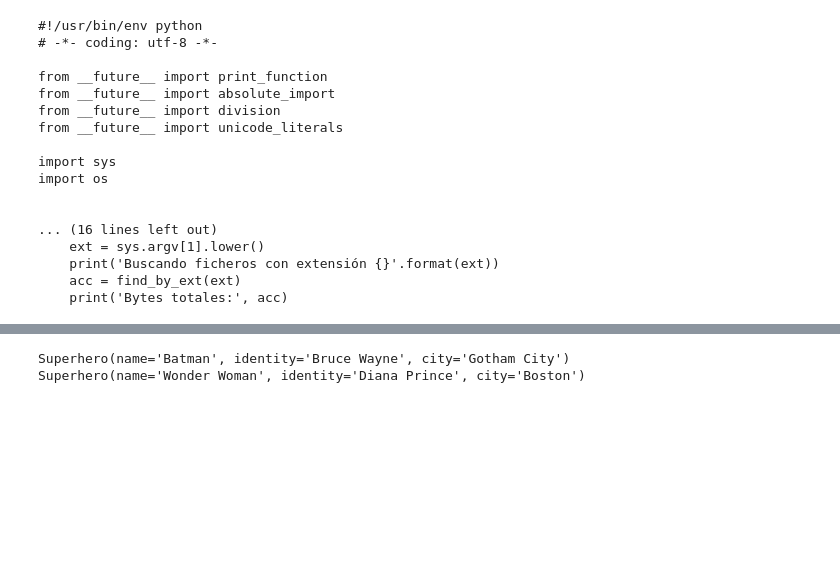
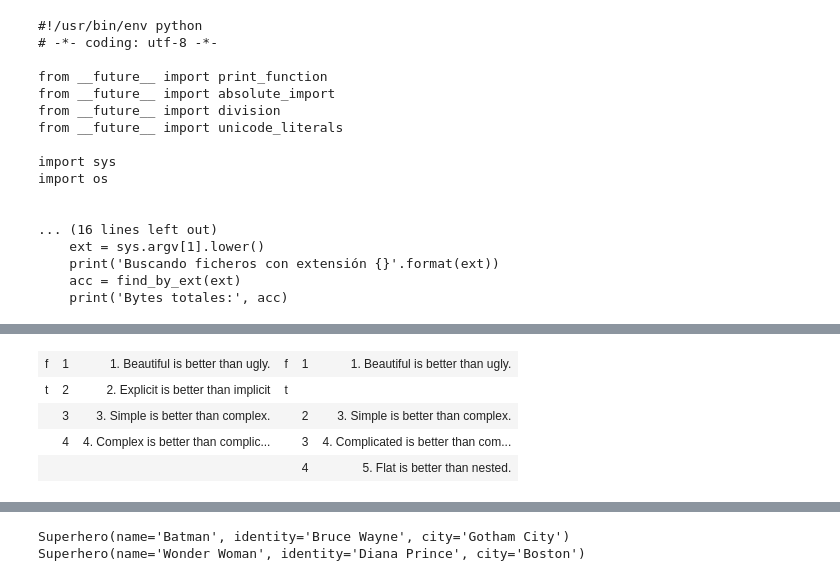
Before and after one commit to euribates/curso_python, a Jupyter notebook: 08_libreria_estandar.ipynb, the cells around one changed output, grey strips where cells are left out. Saved outputs shown, nothing was run; the diff lists cells and outputs as text; code cells hidden in the pictures; blank space fills up the shorter version.

```diff
--- a/08_libreria_estandar.ipynb
+++ b/08_libreria_estandar.ipynb
@@ -585,0 +278,25 @@ la más parecia a un texto original.
+# %%
+from IPython.core.display import display, HTML
+from difflib import HtmlDiff
+
+text1 = [
+    '1. Beautiful is better than ugly.',
+    '2. Explicit is better than implicit',
+    '3. Simple is better than complex.',
+    '4. Complex is better than complicated.',
+    ]
+
+text2 = [
+    '1. Beautiful is better than ugly.',
+    '3.   Simple is better than complex.',
+    '4. Complicated is better than complex.',
+    '5. Flat is better than nested.',
+    ]
+d = HtmlDiff()
+display(HTML(d.make_table(text1, text2)))
+# %% [output]
+| f | 1 | 1. Beautiful is better than ugly. | f | 1 | 1. Beautiful is better than ugly. |
+| t | 2 | 2. Explicit is better than implicit | t |  |  |
+|  | 3 | 3. Simple is better than complex. |  | 2 | 3. Simple is better than complex. |
+|  | 4 | 4. Complex is better than complic... |  | 3 | 4. Complicated is better than com... |
+|  |  |  |  | 4 | 5. Flat is better than nested. |
```
Also changed, not shown: parts of 91 cells of this notebook, 2 other files.
